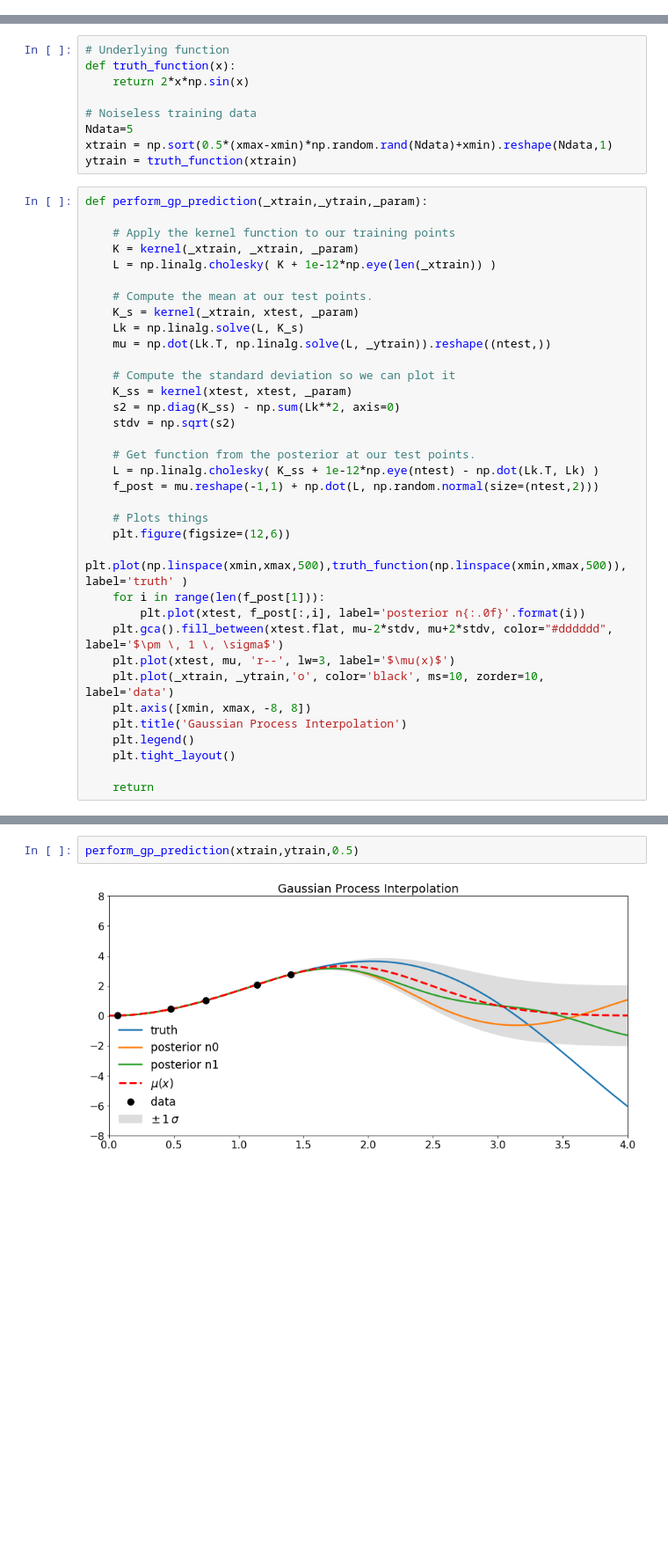
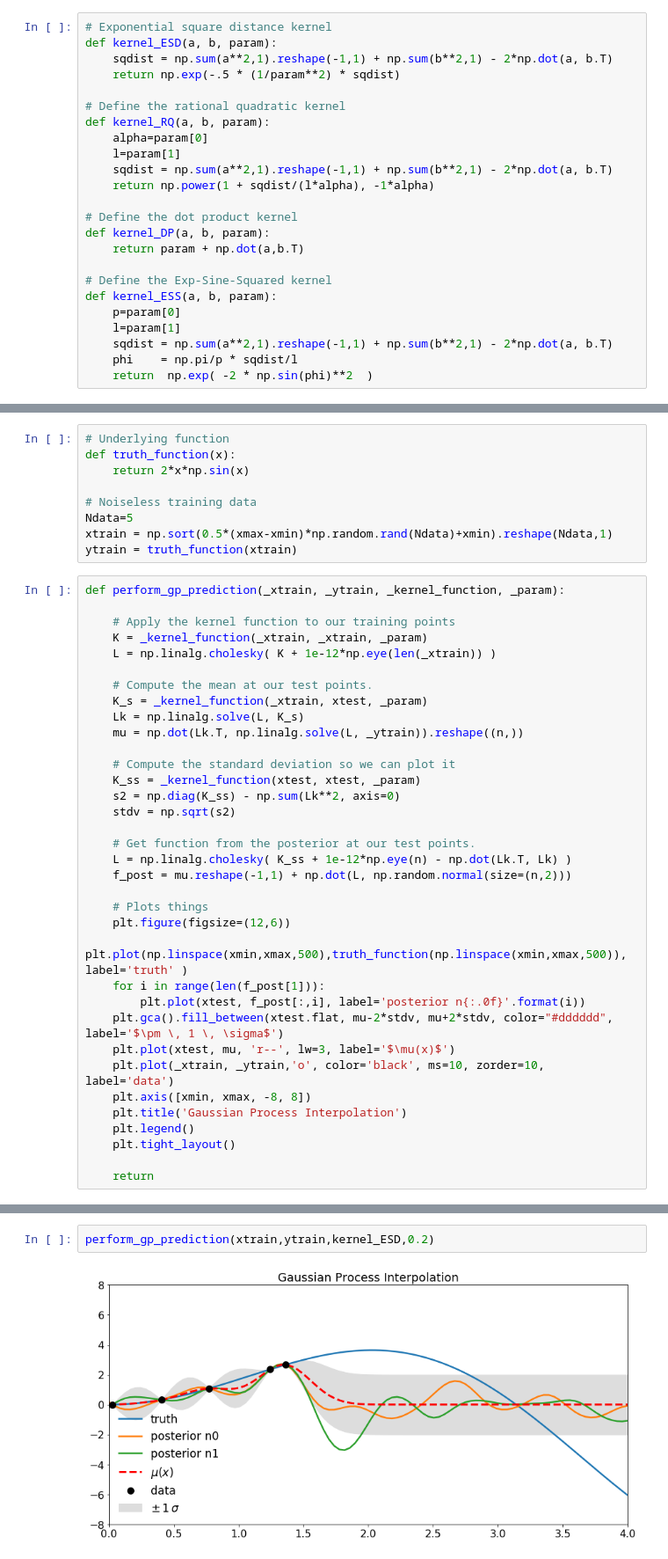
Before and after one commit to rmadar/ExamplesWithPython, a Jupyter notebook: NotebookExamples/GaussianProcesses.ipynb, the cells around one changed output, grey strips where cells are left out. Shown at 88% size. Drawn from its saved outputs; the diff is of its cells as text; blank space fills up the shorter version.

```diff
--- a/NotebookExamples/GaussianProcesses.ipynb
+++ b/NotebookExamples/GaussianProcesses.ipynb
@@ -99,0 +98,24 @@ for p in [0.1,0.5,1.0,2.0]:
+# %%
+# Exponential square distance kernel
+def kernel_ESD(a, b, param):
+    sqdist = np.sum(a**2,1).reshape(-1,1) + np.sum(b**2,1) - 2*np.dot(a, b.T)
+    return np.exp(-.5 * (1/param**2) * sqdist)
+
+# Define the rational quadratic kernel
+def kernel_RQ(a, b, param):
+    alpha=param[0]
+    l=param[1]
+    sqdist = np.sum(a**2,1).reshape(-1,1) + np.sum(b**2,1) - 2*np.dot(a, b.T)
+    return np.power(1 + sqdist/(l*alpha), -1*alpha)
+
+# Define the dot product kernel
+def kernel_DP(a, b, param):
+    return param + np.dot(a,b.T)
+
+# Define the Exp-Sine-Squared kernel
+def kernel_ESS(a, b, param):
+    p=param[0]
+    l=param[1]
+    sqdist = np.sum(a**2,1).reshape(-1,1) + np.sum(b**2,1) - 2*np.dot(a, b.T)
+    phi    = np.pi/p * sqdist/l
+    return  np.exp( -2 * np.sin(phi)**2  )
@@ -140,25 +178,25 @@ Ndata=5
 xtrain = np.sort(0.5*(xmax-xmin)*np.random.rand(Ndata)+xmin).reshape(Ndata,1)
 ytrain = truth_function(xtrain)
 # %%
-def perform_gp_prediction(_xtrain,_ytrain,_param):
+def perform_gp_prediction(_xtrain, _ytrain, _kernel_function, _param):
 
     # Apply the kernel function to our training points
-    K = kernel(_xtrain, _xtrain, _param)
+    K = _kernel_function(_xtrain, _xtrain, _param)
     L = np.linalg.cholesky( K + 1e-12*np.eye(len(_xtrain)) )
 
     # Compute the mean at our test points.
-    K_s = kernel(_xtrain, xtest, _param)
+    K_s = _kernel_function(_xtrain, xtest, _param)
     Lk = np.linalg.solve(L, K_s)
-    mu = np.dot(Lk.T, np.linalg.solve(L, _ytrain)).reshape((ntest,))
+    mu = np.dot(Lk.T, np.linalg.solve(L, _ytrain)).reshape((n,))
 
     # Compute the standard deviation so we can plot it
-    K_ss = kernel(xtest, xtest, _param)
+    K_ss = _kernel_function(xtest, xtest, _param)
     s2 = np.diag(K_ss) - np.sum(Lk**2, axis=0)
     stdv = np.sqrt(s2)
 
     # Get function from the posterior at our test points.
-    L = np.linalg.cholesky( K_ss + 1e-12*np.eye(ntest) - np.dot(Lk.T, Lk) )
-    f_post = mu.reshape(-1,1) + np.dot(L, np.random.normal(size=(ntest,2)))
+    L = np.linalg.cholesky( K_ss + 1e-12*np.eye(n) - np.dot(Lk.T, Lk) )
+    f_post = mu.reshape(-1,1) + np.dot(L, np.random.normal(size=(n,2)))
 
     # Plots things
     plt.figure(figsize=(12,6))
@@ -181,4 +219,4 @@ perform_gp_prediction(xtrain,ytrain,5)
 # %%
-perform_gp_prediction(xtrain,ytrain,0.5)
+perform_gp_prediction(xtrain,ytrain,kernel_ESD,0.2)
 # %% [output]
-[figure, old version]
+[figure, new version]
```
Also changed, not shown: parts of 11 cells of this notebook.
